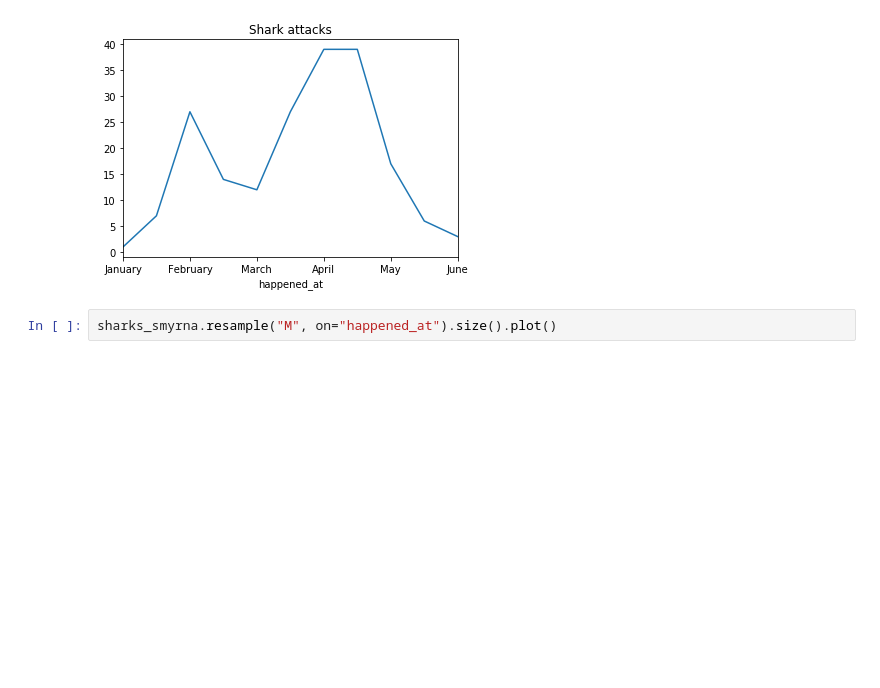
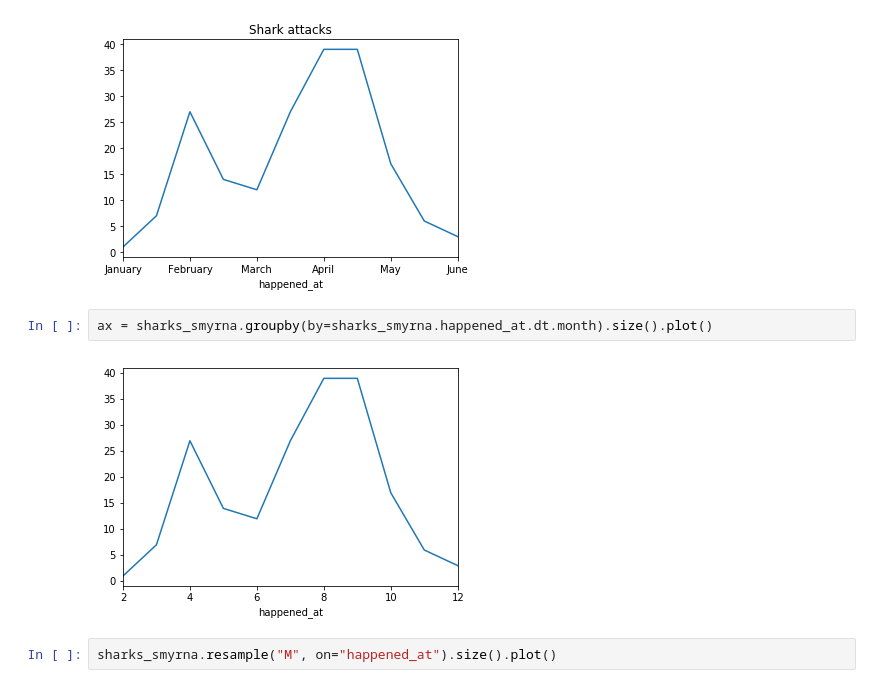
Before and after one commit to Dgorgs/studio-projects, a Jupyter notebook: code/shark_part2/sharks_florida2.ipynb, the cells around one changed output. Drawn from its saved outputs; the diff is of its cells as text; blank space fills up the shorter version.

```diff
--- a/code/shark_part2/sharks_florida2.ipynb
+++ b/code/shark_part2/sharks_florida2.ipynb
@@ -285,6 +300,10 @@ ax.set_title("Shark attacks")
 # %% [output]
 <matplotlib.text.Text at 0x...>
 [figure]
+# %%
+ax = sharks_smyrna.groupby(by=sharks_smyrna.happened_at.dt.month).size().plot()
+# %% [output]
+[figure, added]
 # %%
 sharks_smyrna.resample("M", on="happened_at").size().plot()
 # %% [output]
```
Also changed, not shown: parts of 4 cells of this notebook, 2 other files.
